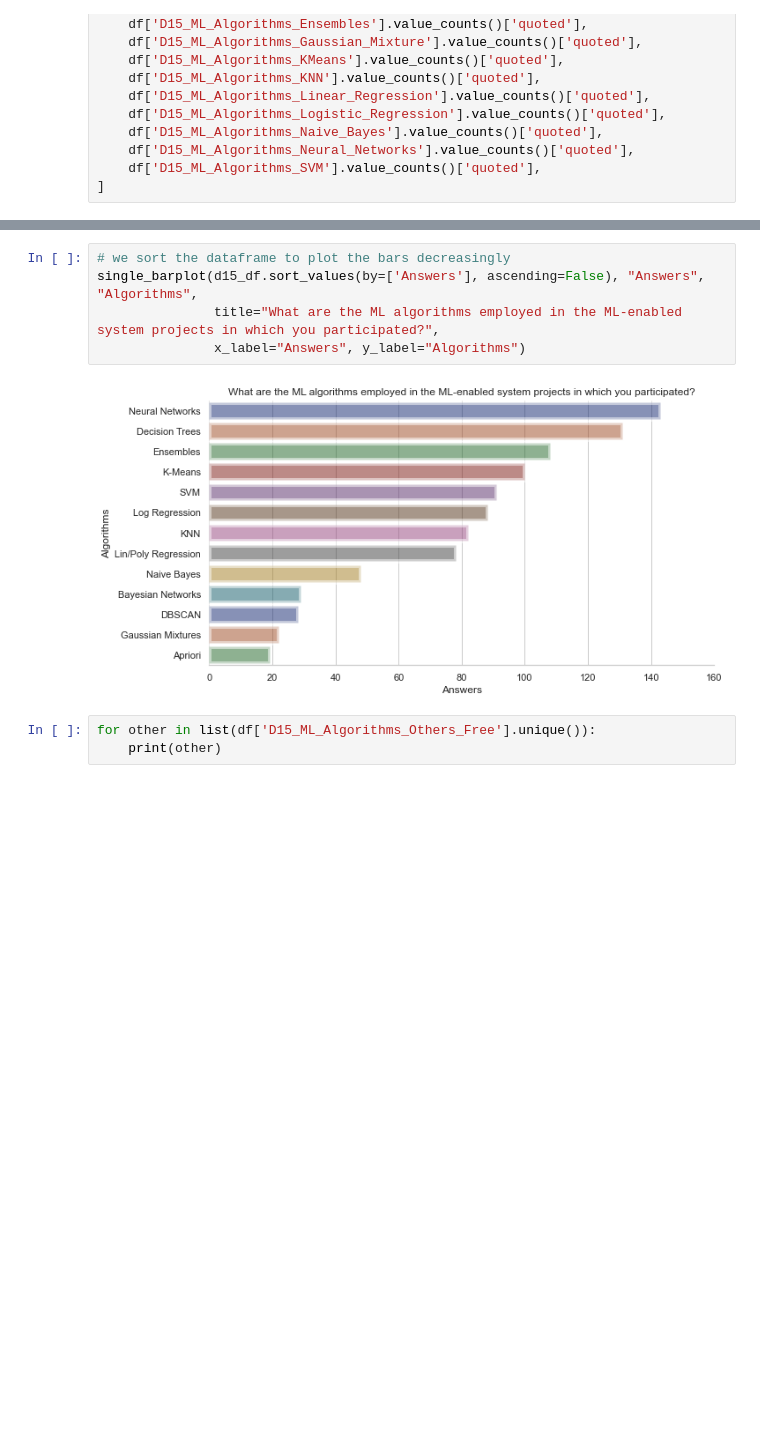
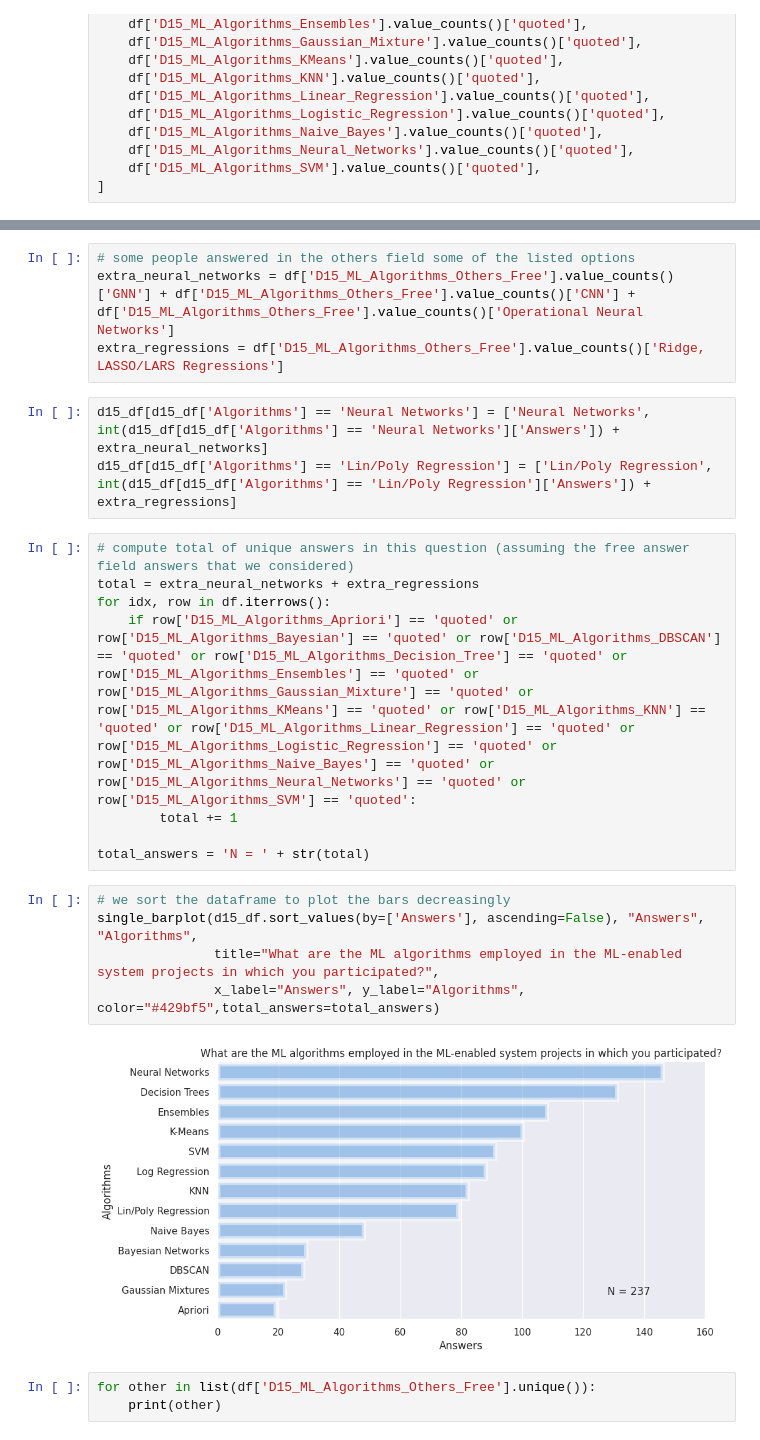
Before and after one commit to Software-Science-Lab-PUC-Rio/napiml-analysis, a Jupyter notebook: Analysis/D15.ipynb, the cells around one changed output, grey strips where cells are left out. Saved outputs shown, nothing was run; the diff lists cells and outputs as text; blank space fills up the shorter version.

```diff
--- a/Analysis/D15.ipynb
+++ b/Analysis/D15.ipynb
@@ -68,10 +85,25 @@ d15_df= pd.DataFrame(data={'Algorithms': algorithms, 'Answers': algorithms_total
+# %%
+# some people answered in the others field some of the listed options
+extra_neural_networks = df['D15_ML_Algorithms_Others_Free'].value_counts()['GNN'] + df['D15_ML_Algorithms_Others_Free'].value_counts()['CNN'] + df['D15_ML_Algorithms_Others_Free'].value_counts()['Operational Neural Networks']
+extra_regressions = df['D15_ML_Algorithms_Others_Free'].value_counts()['Ridge, LASSO/LARS Regressions']
+# %%
+d15_df[d15_df['Algorithms'] == 'Neural Networks'] = ['Neural Networks', int(d15_df[d15_df['Algorithms'] == 'Neural Networks']['Answers']) + extra_neural_networks]
+d15_df[d15_df['Algorithms'] == 'Lin/Poly Regression'] = ['Lin/Poly Regression', int(d15_df[d15_df['Algorithms'] == 'Lin/Poly Regression']['Answers']) + extra_regressions]
+# %%
+# compute total of unique answers in this question (assuming the free answer field answers that we considered)
+total = extra_neural_networks + extra_regressions
+for idx, row in df.iterrows():
+    if row['D15_ML_Algorithms_Apriori'] == 'quoted' or row['D15_ML_Algorithms_Bayesian'] == 'quoted' or row['D15_ML_Algorithms_DBSCAN'] == 'quoted' or row['D15_ML_Algorithms_Decision_Tree'] == 'quoted' or row['D15_ML_Algorithms_Ensembles'] == 'quoted' or row['D15_ML_Algorithms_Gaussian_Mixture'] == 'quoted' or row['D15_ML_Algorithms_KMeans'] == 'quoted' or row['D15_ML_Algorithms_KNN'] == 'quoted' or row['D15_ML_Algorithms_Linear_Regression'] == 'quoted' or row['D15_ML_Algorithms_Logistic_Regression'] == 'quoted' or row['D15_ML_Algorithms_Naive_Bayes'] == 'quoted' or row['D15_ML_Algorithms_Neural_Networks'] == 'quoted' or row['D15_ML_Algorithms_SVM'] == 'quoted':
+        total += 1
+
+total_answers = 'N = ' + str(total)
 # %%
 # we sort the dataframe to plot the bars decreasingly
 single_barplot(d15_df.sort_values(by=['Answers'], ascending=False), "Answers", "Algorithms",
                title="What are the ML algorithms employed in the ML-enabled system projects in which you participated?",
-               x_label="Answers", y_label="Algorithms")
+               x_label="Answers", y_label="Algorithms", color="#429bf5",total_answers=total_answers)
 # %% [output]
-[figure, old version]
+[figure, new version]
 # %%
 for other in list(df['D15_ML_Algorithms_Others_Free'].unique()):
     print(other)
```
Also changed, not shown: parts of 3 cells of this notebook, 16 other files.
